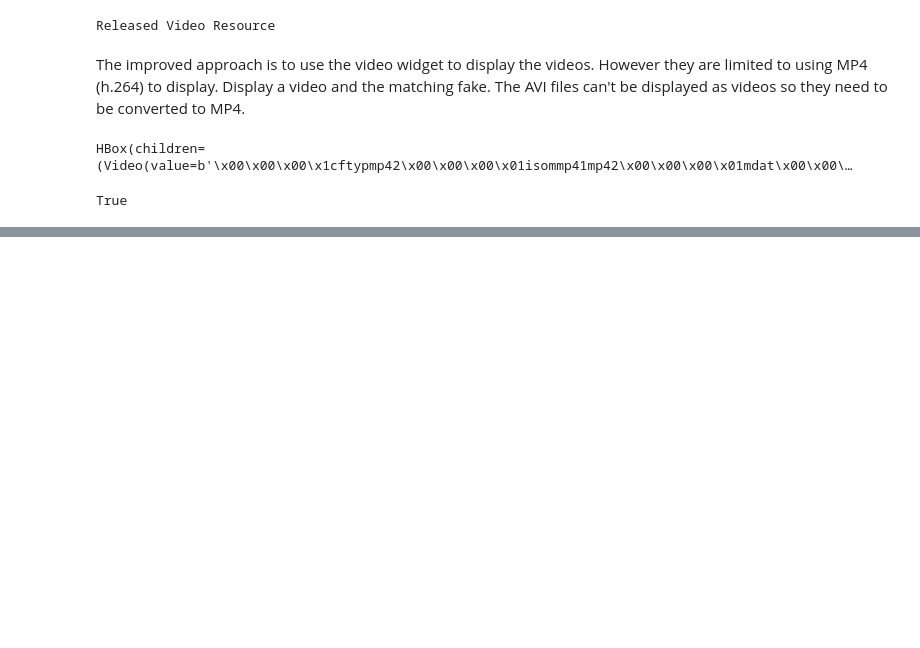
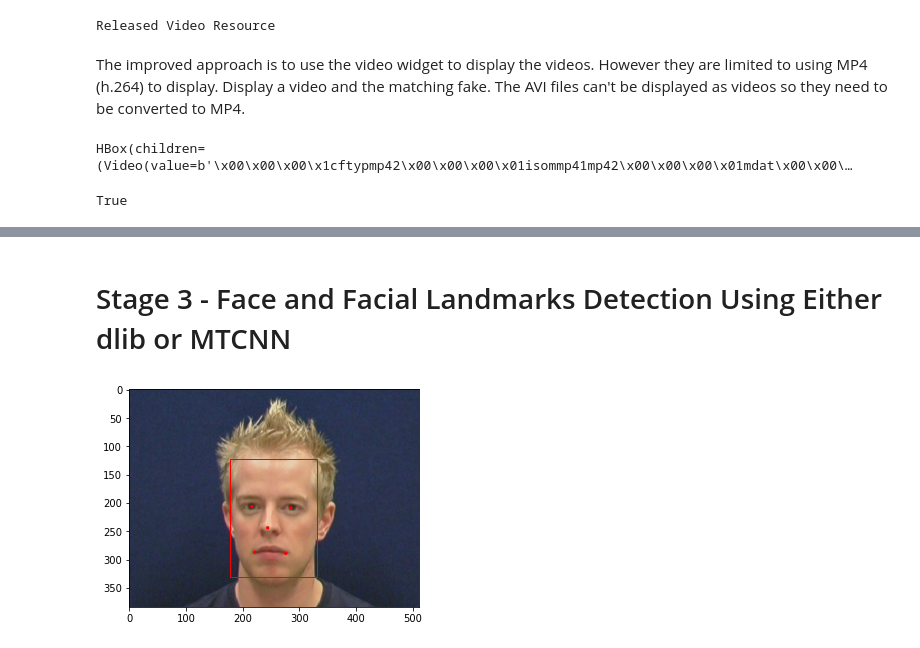
Before and after one commit to arglucas/Manning-Detecting-Deepfakes-with-OpenCV-and-SVM, a Jupyter notebook: 1-DetectFacesInVideos/Process Videos.ipynb, the cells around one changed output, grey strips where cells are left out. Cells and saved outputs as stored; diff of their text form; code cells hidden in the pictures; blank space fills up the shorter version.

Commit message:
Added facial detection and extraction.

```diff
--- a/1-DetectFacesInVideos/Process Videos.ipynb
+++ b/1-DetectFacesInVideos/Process Videos.ipynb
@@ -288,0 +291,2 @@ real_image, fake_image, image_diff = diff_images(real_frame, fake_frame)
+# %% [markdown]
+# Stage 3 - Face and Facial Landmarks Detection Using Either dlib or MTCNN
@@ -288,0 +297,35 @@ real_image, fake_image, image_diff = diff_images(real_frame, fake_frame)
+# %%
+# draw an image with detected objects
+def draw_image_with_boxes(filename, result_list):
+    # load the image
+    data = plt.imread(filename)
+    # plot the image
+    plt.imshow(data)
+    # get the context for drawing boxes
+    ax = plt.gca()
+    # plot each box
+    for result in result_list:
+        # get coordinates
+        x, y, width, height = result['box']
+        # create the shape
+        rect = Rectangle((x, y), width, height, fill=False, color='red')
+        # draw the box
+        ax.add_patch(rect)
+        # draw the dots
+        for key, value in result['keypoints'].items():
+            # create and draw dot
+            dot = Circle(value, radius=2, color='red')
+            ax.add_patch(dot)
+    # show the plot
+    plt.show()
+# %%
+# load image from file
+pixels = plt.imread(real_frame)
+# create the detector, using default weights
+detector = MTCNN()
+# detect faces in the image
+faces = detector.detect_faces(pixels)
+# display faces on the original image
+draw_image_with_boxes(real_frame, faces)
+# %% [output]
+[figure, added]
```
Also changed, not shown: parts of 9 cells of this notebook, 1 other file.
